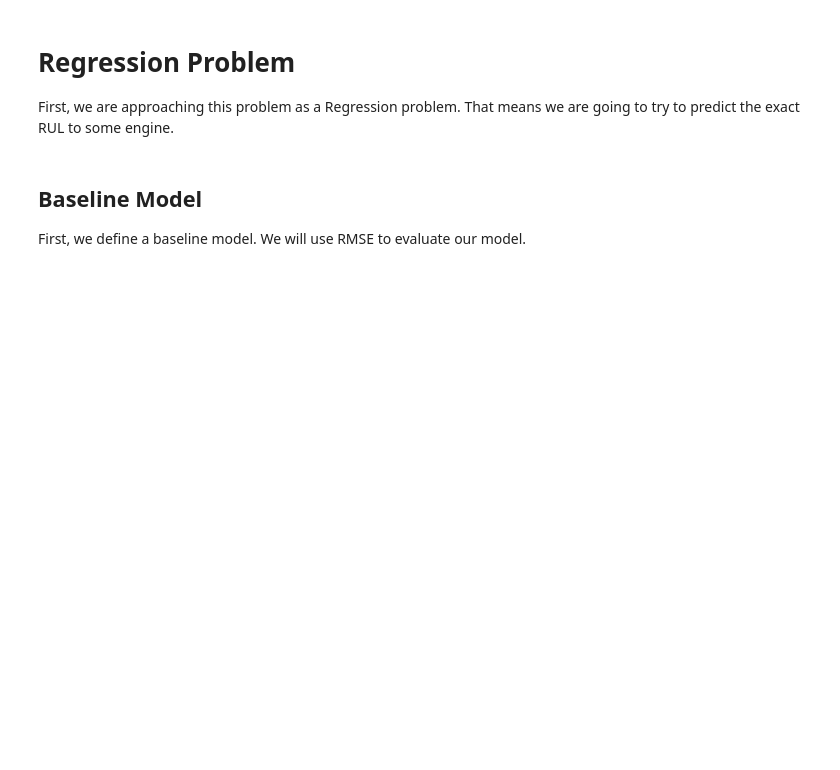
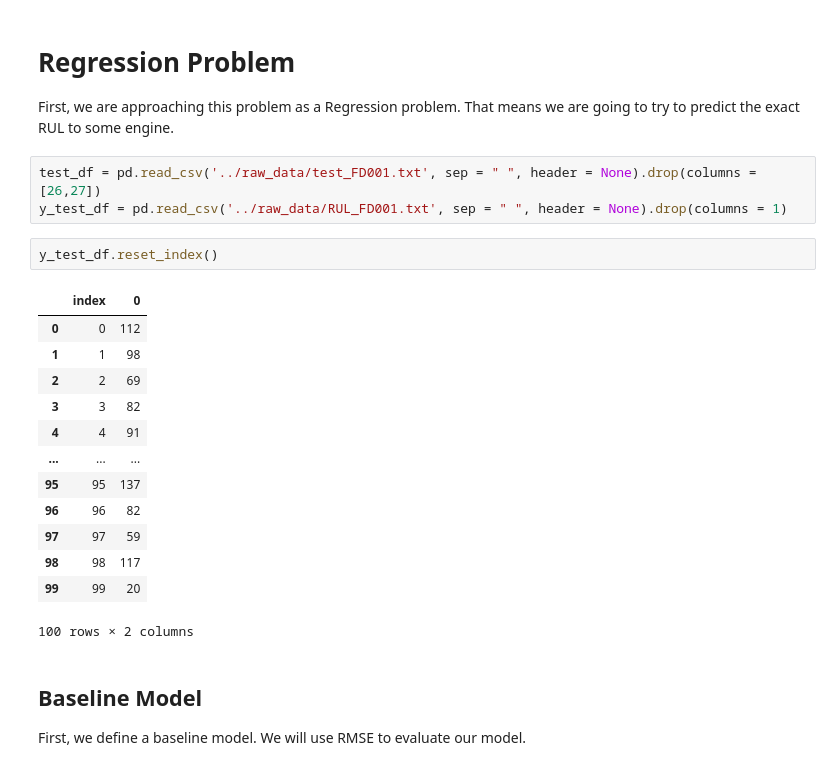
Before and after one commit to gmatos51/turbofan_rul_prediction, a Jupyter notebook: notebooks/Untitled.ipynb, the cells around one changed output. Saved outputs shown, nothing was run; the diff lists cells and outputs as text; blank space fills up the shorter version.

```diff
--- a/notebooks/Untitled.ipynb
+++ b/notebooks/Untitled.ipynb
@@ -329,6 +359,25 @@ X_norm.drop(columns = ['op1','op2'], inplace = True)
 # %% [markdown]
 # Regression Problem
 First, we are approaching this problem as a Regression problem. That means we are going to try to predict the exact RUL to some engine.
+# %%
+test_df = pd.read_csv('../raw_data/test_FD001.txt', sep = " ", header = None).drop(columns = [26,27])
+y_test_df = pd.read_csv('../raw_data/RUL_FD001.txt', sep = " ", header = None).drop(columns = 1)
+# %%
+y_test_df.reset_index()
+# %% [output]
+|  | index | 0 |
+| 0 | 0 | 112 |
+| 1 | 1 | 98 |
+| 2 | 2 | 69 |
+| 3 | 3 | 82 |
+| 4 | 4 | 91 |
+| ... | ... | ... |
+| 95 | 95 | 137 |
+| 96 | 96 | 82 |
+| 97 | 97 | 59 |
+| 98 | 98 | 117 |
+| 99 | 99 | 20 |
+100 rows × 2 columns
 # %% [markdown]
 ## Baseline Model
 First, we define a baseline model. We will use RMSE to evaluate our model.
```
Also changed, not shown: parts of 14 cells of this notebook.
